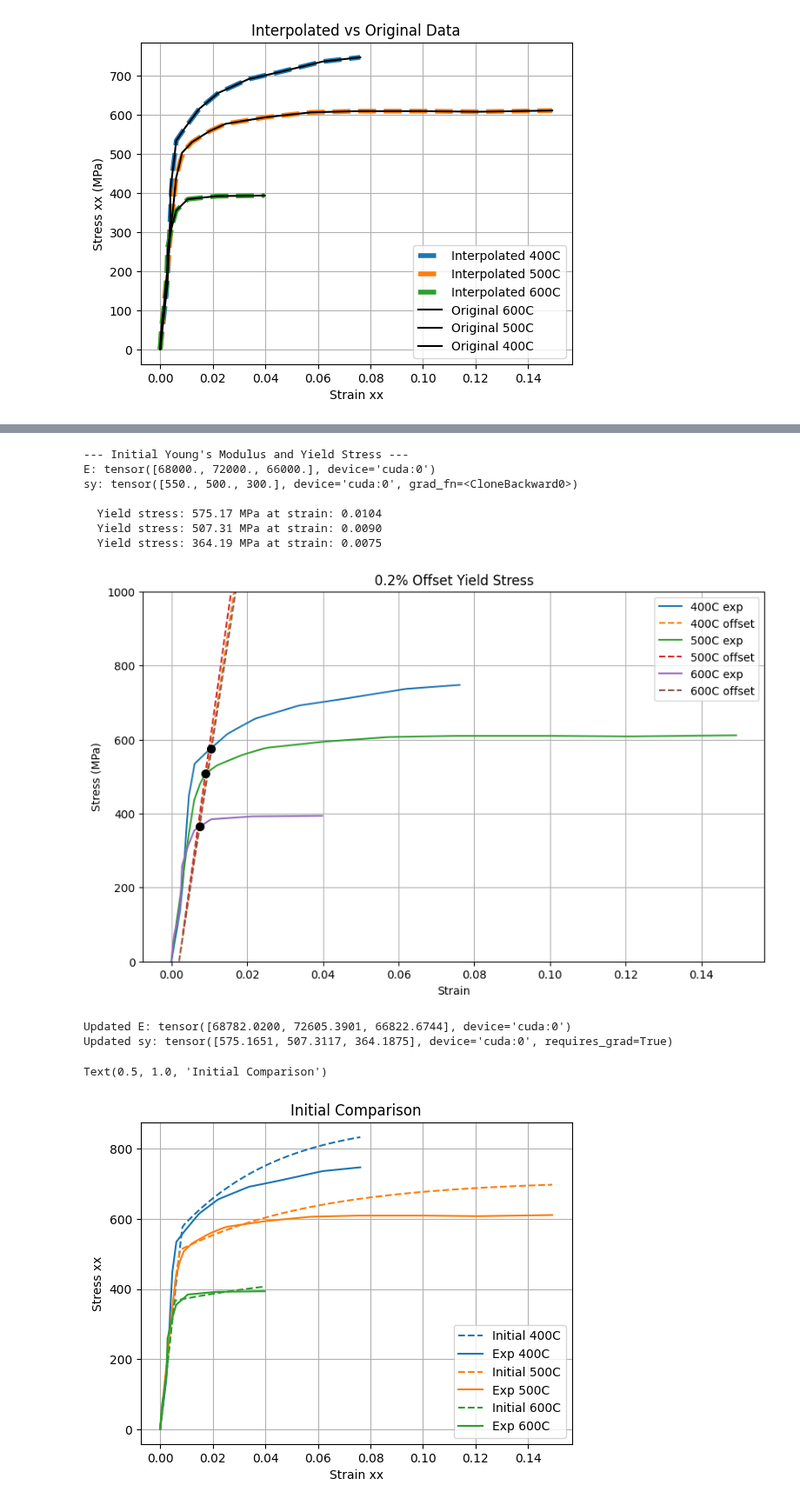
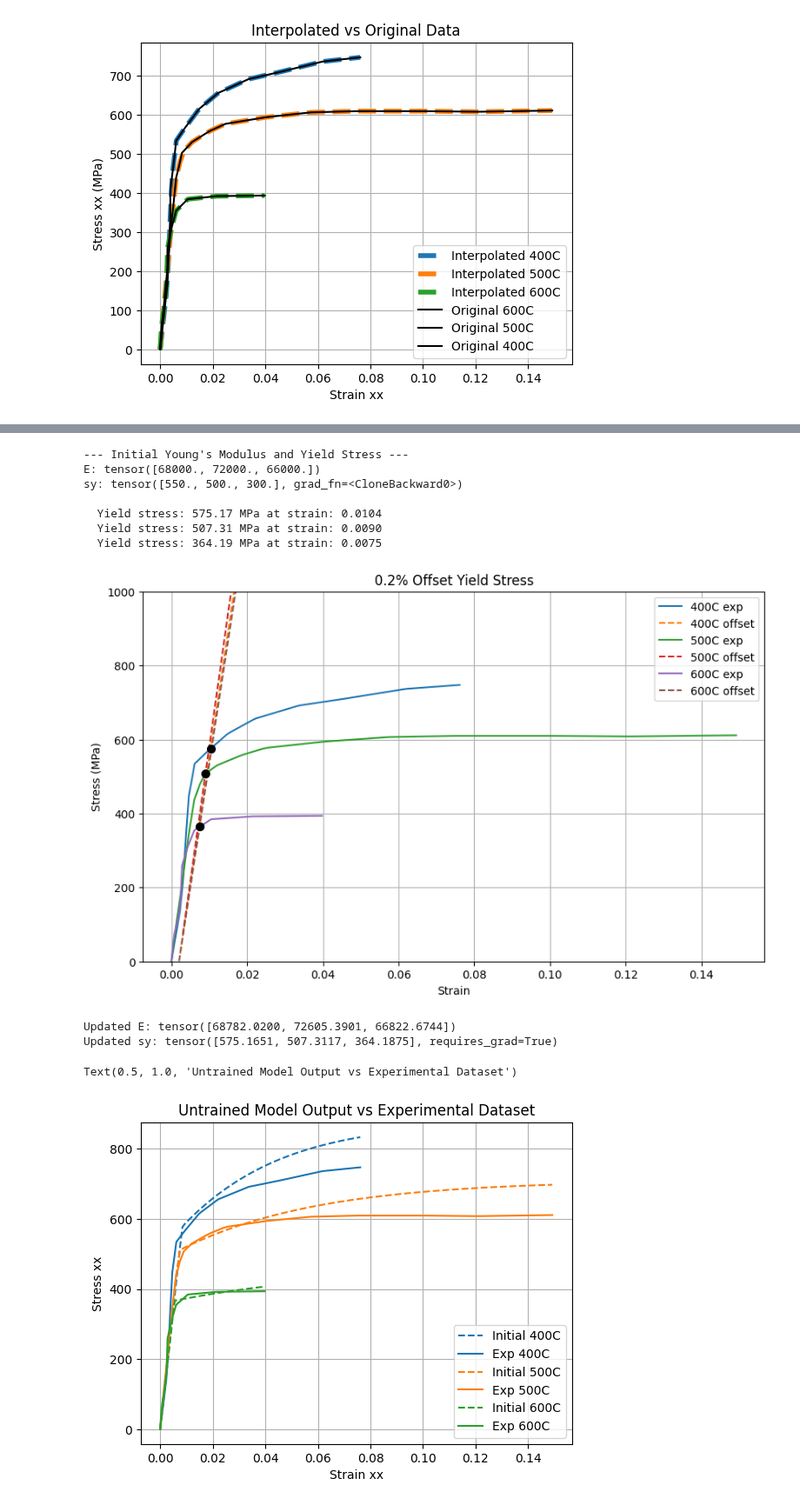
Before and after one commit to ColinMG2/neml2, a Jupyter notebook: cmg_projects/example_deterministic.ipynb, the cells around one changed output, grey strips where cells are left out. Shown at 87% size. Drawn from its saved outputs; the diff is of its cells as text; code cells hidden in the pictures.

```diff
--- a/cmg_projects/example_deterministic.ipynb
+++ b/cmg_projects/example_deterministic.ipynb
@@ -24,6 +23,6 @@ CUDA version: 12.8
 # %%
 # Load experimental data
-path = '/home/colinmoose/neml2/cmg_projects/tensile_data/var_temp'
+path = '/home/colinmoose/neml2/cmg_projects/tensile_data/HT9_var_temp'
 data_frames = {}
 for filename in os.listdir(path):
     if filename.endswith(".csv"):
@@ -237,7 +236,7 @@ class SolveStrain(torch.nn.Module):
         return result[...,0:1]
 # %%
 nchunk = 50
-nmodel = neml2.load_model("test_model2.i", "implicit_rate")
+nmodel = neml2.load_model("test_model_tensile.i", "implicit_rate")
 nmodel.to(device = device)
 print(nmodel)
 model = SolveStrain(neml2.pyzag.NEML2PyzagModel(nmodel, exclude_parameters = ["E_X", "E_Y", "elasticity_nu", "R_X", "d_X", "sy_X", "mu_X", "n_X"]), nchunk=nchunk)
@@ -346,31 +345,31 @@ with torch.no_grad():
     print(f"Updated sy: {nmodel.sy_Y.tensor().torch()}")
 # %% [output]
 --- Initial Young's Modulus and Yield Stress ---
-E: tensor([68000., 72000., 66000.], device='cuda:0')
-sy: tensor([550., 500., 300.], device='cuda:0', grad_fn=<CloneBackward0>)
+E: tensor([68000., 72000., 66000.])
+sy: tensor([550., 500., 300.], grad_fn=<CloneBackward0>)
 
   Yield stress: 575.17 MPa at strain: 0.0104
   Yield stress: 507.31 MPa at strain: 0.0090
   Yield stress: 364.19 MPa at strain: 0.0075
 [figure]
-Updated E: tensor([68782.0200, 72605.3901, 66822.6744], device='cuda:0')
-Updated sy: tensor([575.1651, 507.3117, 364.1875], device='cuda:0', requires_grad=True)
+Updated E: tensor([68782.0200, 72605.3901, 66822.6744])
+Updated sy: tensor([575.1651, 507.3117, 364.1875], requires_grad=True)
 # %%
 with torch.no_grad():
     stress = model(time, temperature_tensor, loading)
 # %%
 for i, T in enumerate(temperatures):
     t_label = str(int(T.item()))
     plt.plot(loading[:, i, 0].detach().cpu(), stress[:, i, 0].detach().cpu(), '--', color=f'C{i}',label=f"Initial {t_label}C")
     plt.plot(exp_strain_data[:, i, 0].cpu().numpy(), exp_stress_data[:, i, 0].cpu().numpy(), color=f'C{i}',label=f'Exp {t_label}C')
 plt.xlabel("Strain xx")
 plt.ylabel("Stress xx")
 plt.legend()
 plt.grid()
-plt.title("Initial Comparison")
+plt.title("Untrained Model Output vs Experimental Dataset")
 # %% [output]
-Text(0.5, 1.0, 'Initial Comparison')
+Text(0.5, 1.0, 'Untrained Model Output vs Experimental Dataset')
-[figure, old version]
+[figure, new version]
 # %%
 # Store initial parameters AFTER reparameterization
 initial_params = {}
```
Also changed, not shown: parts of 9 cells of this notebook, 41 other files.
